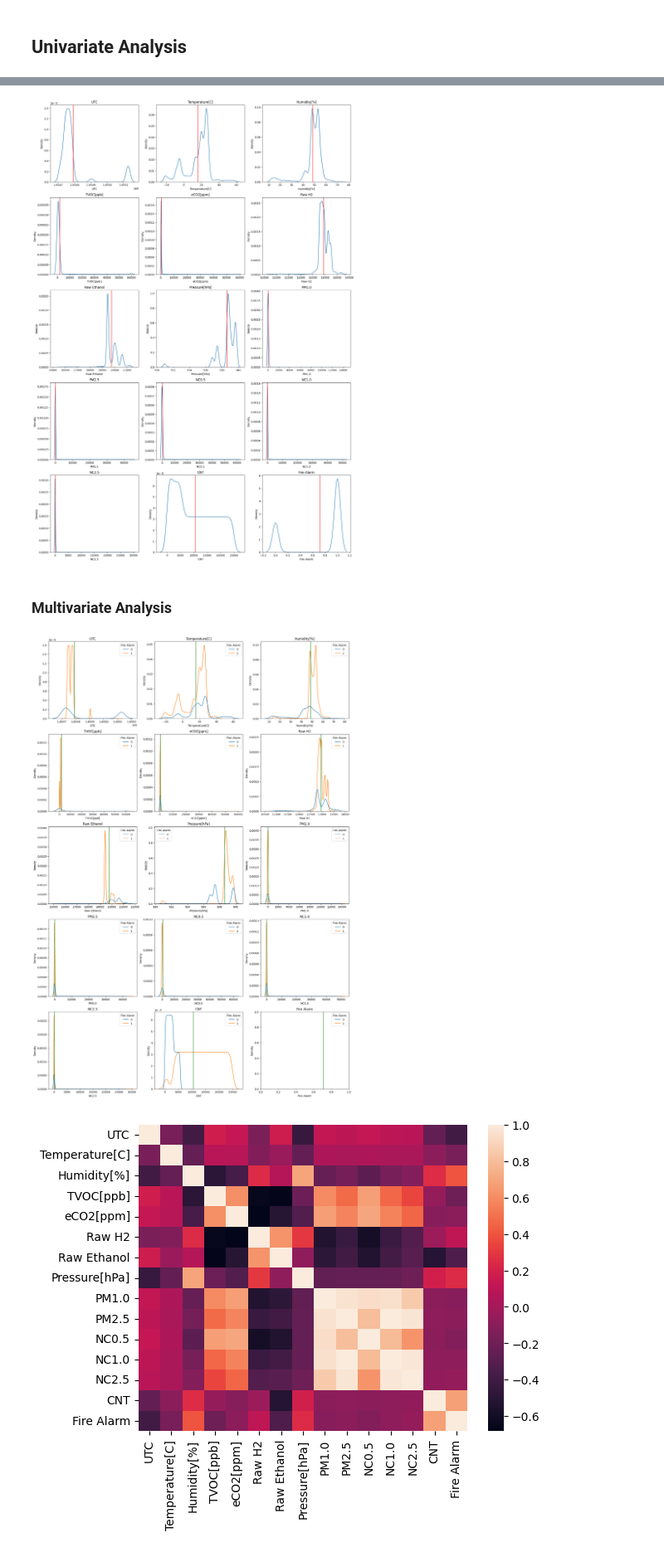
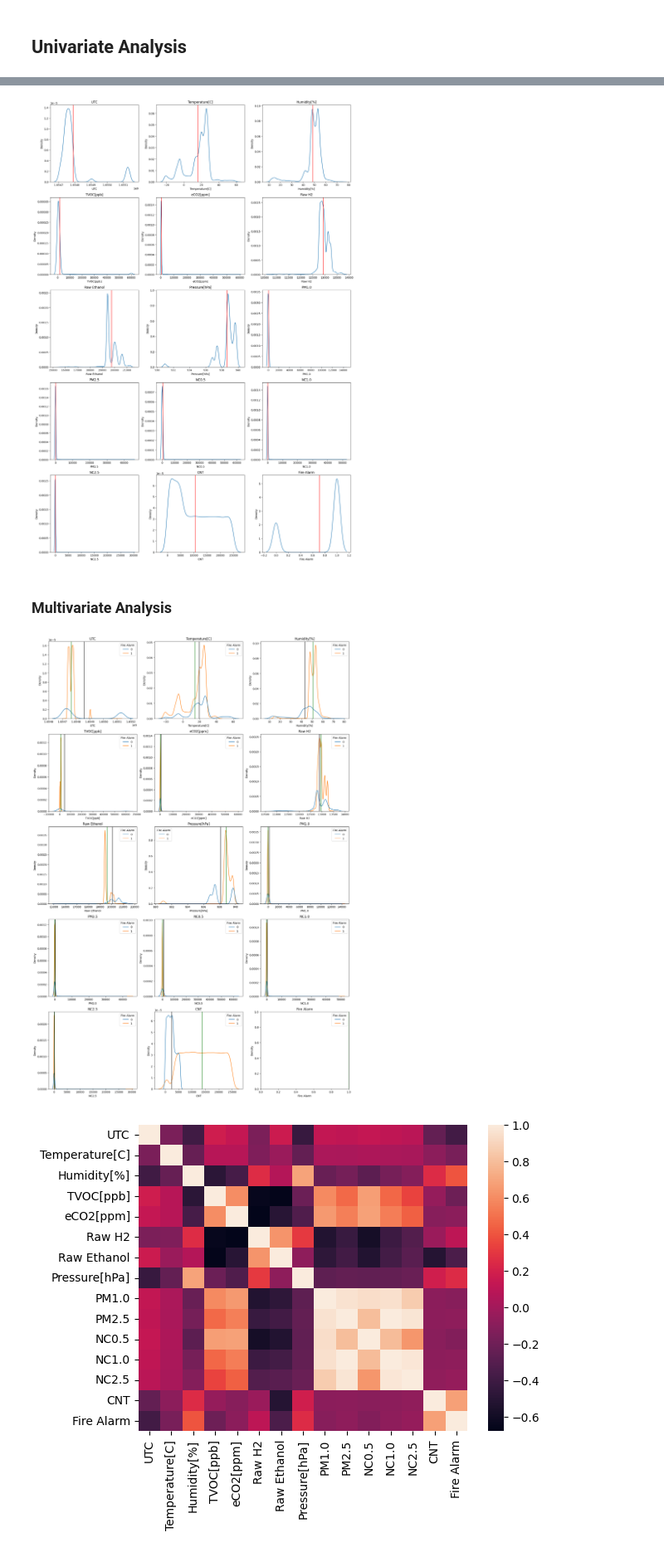
Before and after one commit to hendrikt1479/ml_project_final, a Jupyter notebook: notebooks/smoke.ipynb, the cells around one changed output, grey strips where cells are left out. Shown at 83% size. Drawn from its saved outputs; the diff is of its cells as text; code cells hidden in the pictures.

```diff
--- a/notebooks/smoke.ipynb
+++ b/notebooks/smoke.ipynb
@@ -221,7 +223,7 @@ dtype: float64
 # %%
 # pisahkan menjadi 2 kelas untuk melihat apakah kita perlu melakukan imputasi berdasarkan kelas
 dataset_fire = dataset[dataset['Fire Alarm'] == 1].copy()
-dataset_no_fire = dataset[dataset['Fire Alarm'] != 0].copy()
+dataset_no_fire = dataset[dataset['Fire Alarm'] != 1].copy()
 # %%
 dataset_fire.describe()
 # %% [output]
@@ -250,8 +252,8 @@ dataset_no_fire.describe()
 ## Univariate Analysis
 # %%
 fig, ax = plt.subplots(nrows=5, ncols=3, figsize=(20,20))
-for j,i in enumerate(ori.columns):
-    ax[j//3, j%3].hist(ori[i], bins=100)
+for j,i in enumerate(dataset.columns):
+    ax[j//3, j%3].hist(dataset[i], bins=100)
     ax[j//3, j%3].set_title(i)
 plt.show()
 # %% [output]
@@ -259,23 +261,24 @@ plt.show()
 # %%
 fig, ax = plt.subplots(nrows=5, ncols=3, figsize=(20,30))
-for j,i in enumerate(ori.columns):
-    sns.kdeplot(ori[i], ax=ax[j//3,j%3])
-    ax[j//3, j%3].axvline(ori[i].mean(), 0, 1, color = 'r')
+for j,i in enumerate(dataset.columns):
+    sns.kdeplot(dataset[i], ax=ax[j//3,j%3])
+    ax[j//3, j%3].axvline(dataset[i].mean(), 0, 1, color = 'r')
     ax[j//3, j%3].set_title(i)
 plt.show()
 # %% [output]
-[figure, old version]
+[figure, new version]
 # %% [markdown]
 ### Multivariate Analysis
 # %%
 target = 'Fire Alarm'
 
 fig, ax = plt.subplots(nrows=5, ncols=3, figsize=(20,30))
-for j,i in enumerate(ori.columns):
-    sns.kdeplot(data=ori, x=i, ax=ax[j//3,j%3], hue=target)
-    ax[j//3, j%3].axvline(ori[i].mean(), 0, 1, color = 'g')
+for j,i in enumerate(dataset.columns):
+    sns.kdeplot(data=dataset, x=i, ax=ax[j//3,j%3], hue=target)
+    ax[j//3, j%3].axvline(dataset_fire[i].mean(), 0, 1, color = 'g')
+    ax[j//3, j%3].axvline(dataset_no_fire[i].mean(), 0, 1, color = 'k')
     ax[j//3, j%3].set_title(i)
 plt.show()
 # %% [output]
-[figure, old version]
+[figure, new version]
 # %%
```
Also changed, not shown: parts of 8 cells of this notebook, 7 other files.
